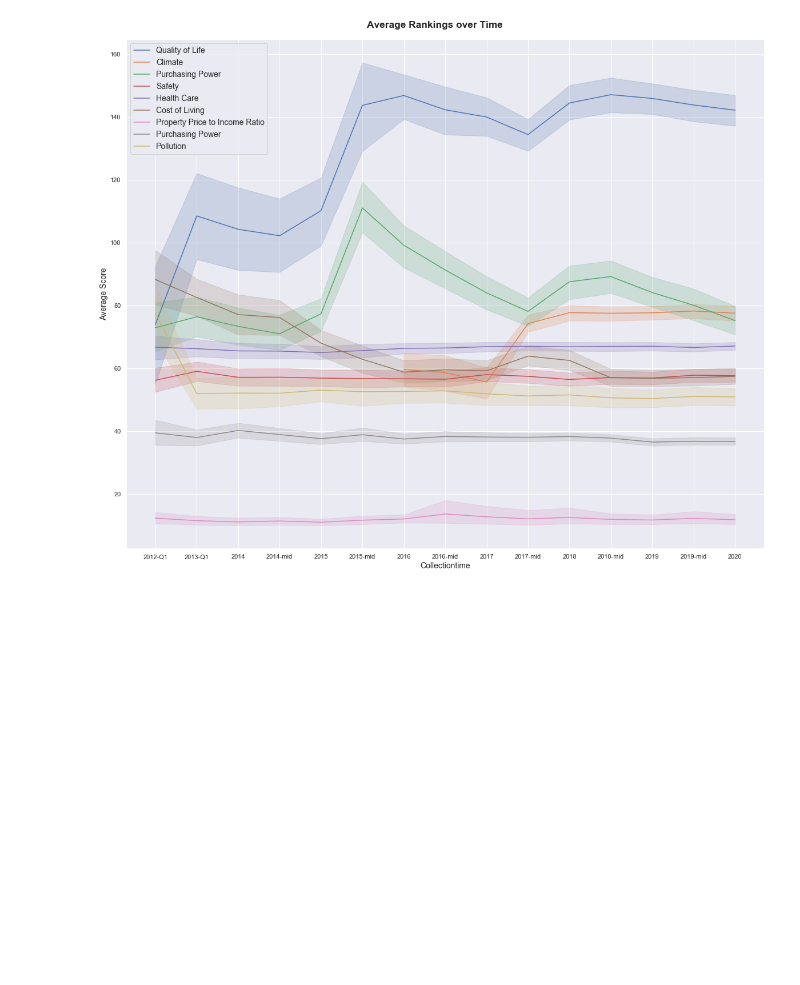
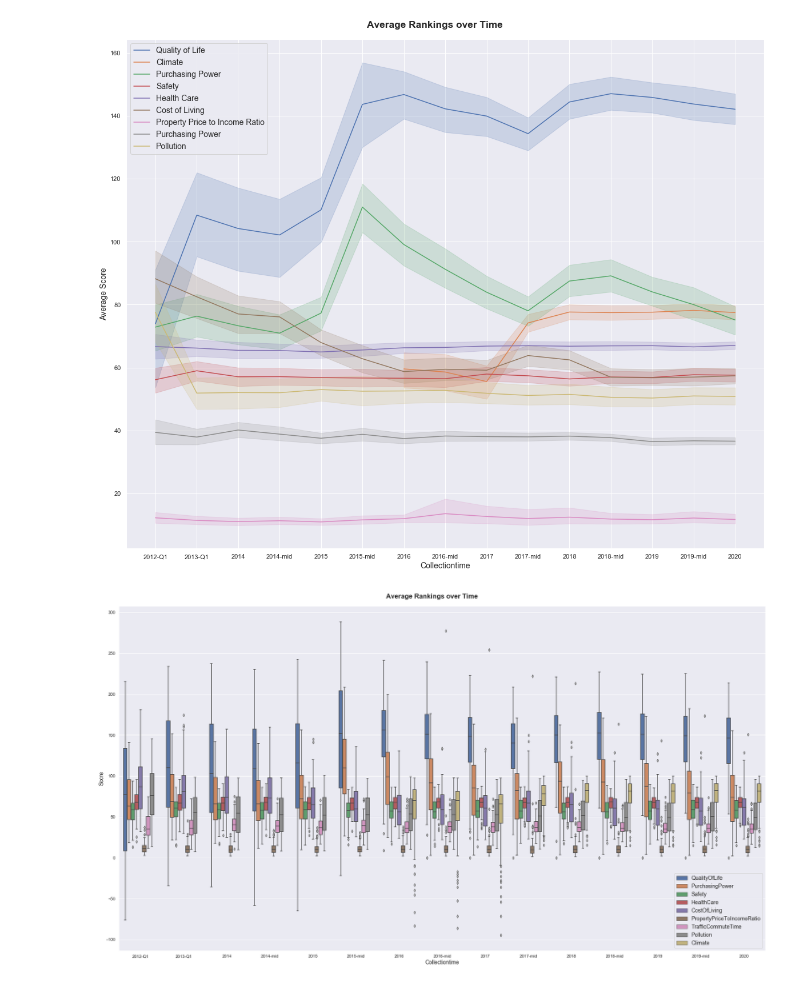
Before and after one commit to helmuthb/data-oriented-programming, a Jupyter notebook: Numbeo.ipynb, the cells around one changed output. Saved outputs shown, nothing was run; the diff lists cells and outputs as text; code cells hidden in the pictures; blank space fills up the shorter version.

Commit message:
added boxplot

```diff
--- a/Numbeo.ipynb
+++ b/Numbeo.ipynb
@@ -18,21 +19,3 @@ dfNumbeo
 | 2307 | 2012-Q1 | Kolkata, India | -74.08 | 49.55 | 27.97 | 19.72 | 32.96 | ... |
 | 2308 | 2012-Q1 | Shanghai, China | -76.15 | 40.91 | 56.25 | 34.72 | 58.29 | ... |
 2309 rows × 11 columns
-# %%
-#visualizing quality of life rating aggregated over all countries in a period
-sns.set(rc={'figure.figsize':(20,15)})
-#idea plot all indices (quality of life, purchasingPower, Safety etc in a single linechart with multiple series)
-
-
-
-g = sns.lineplot(x="Period", y="QualityOfLife", data=dfNumbeo,legend='brief',label='Quality of Life')
-sns.lineplot(x="Period", y="PurchasingPower", data=dfNumbeo,legend='brief',label='Purchasing Power')
-sns.lineplot(x="Period", y="Safety", data=dfNumbeo,legend='brief',label='Safety')
-sns.lineplot(x="Period", y="HealthCare", data=dfNumbeo,legend='brief',label='Health Care')
-sns.lineplot(x="Period", y="CostOfLiving", data=dfNumbeo,legend='brief',label='Cost of Living')
-sns.lineplot(x="Period", y="PropertyPriceToIncomeRatio", data=dfNumbeo,legend='brief',label='Property Price to Income Ratio')
-sns.lineplot(x="Period", y="TrafficCommuteTime", data=dfNumbeo,legend='brief',label='Purchasing Power')
-sns.lineplot(x="Period", y="Pollution", data=dfNumbeo,legend='brief',label='Pollution')
-sns.lineplot(x="Period", y="Climate", data=dfNumbeo,legend='brief',label='Climate')
-g.ylabel='common ylabel'
-g.figure.savefig('visuals/RankingsOverTime.png')
@@ -70,3 +51,54 @@ plt.ylabel('Average Score', fontsize=14);
 fig.savefig('visuals/RankingsOverTime.png')
 # %% [output]
 [figure]
+# %%
+import matplotlib.pyplot as plt
+
+fig = plt.figure(figsize=(30,15))
+fig.suptitle('Average Rankings over Time', fontsize='x-large', fontweight='bold')
+#This is used for the main title. 'figure()' is a class that provides all the plotting elements of a diagram.
+#This must be used first or else the title will not show.fig.subplots_adjust(top=0.85) solves our overlapping title problem.
+fig.subplots_adjust(top=0.95)
+
+
+ax = fig.add_subplot(111)
+
+fontdict={'fontsize': 14, 'fontweight' : 'book',    'verticalalignment': 'baseline',   'horizontalalignment': 'center'}
+
+#ax.set_title('Plotting Tutorial', fontdict=fontdict)
+
+dfNumbeoPivoted = pd.melt(dfNumbeo, col_level=0, id_vars=['Period', 'City'], value_vars=['QualityOfLife', 'PurchasingPower', 'Safety', 'HealthCare', 'CostOfLiving', 'PropertyPriceToIncomeRatio', 'TrafficCommuteTime','Pollution', 'Climate'])
+
+
+flierprops = dict(markerfacecolor='0.75', markersize=5,    linestyle='none')
+g = sns.boxplot(x="Period", y="value",hue="variable", data=dfNumbeoPivoted,order=np.flip(dfNumbeo.Period.unique()),flierprops=flierprops)
+#boxdict = ax.boxplot(dfNumbeoPivoted)
+
+# the fliers from the dictionary
+# fliers = ax.boxdict['fliers']
+
+# # loop over boxes in x direction
+# for j in range(len(fliers)):
+
+#     # the y and x positions of the fliers
+#     yfliers = boxdict['fliers'][j].get_ydata()
+#     xfliers = boxdict['fliers'][j].get_xdata()
+
+#     # the unique locations of fliers in y
+#     ufliers = set(yfliers)
+
+#     # loop over unique fliers
+#     for i, uf in enumerate(ufliers):
+
+#         # print number of fliers
+#         ax.text(xfliers[i] + 0.03, uf + 0.03, list(yfliers).count(uf))
+
+
+
+plt.legend(fontsize=14)
+#plt.title('Average Rankings over Time', fontdict=fontdict, color="black", position=(0.5,1));
+plt.xlabel('Collectiontime', fontsize=14)
+plt.ylabel('Score', fontsize=14);
+fig.savefig('visuals/RankingsOverTimeBoxPlot.png')
+# %% [output]
+[figure, added]
```
Also changed, not shown: parts of 3 cells of this notebook, 3 other files.
